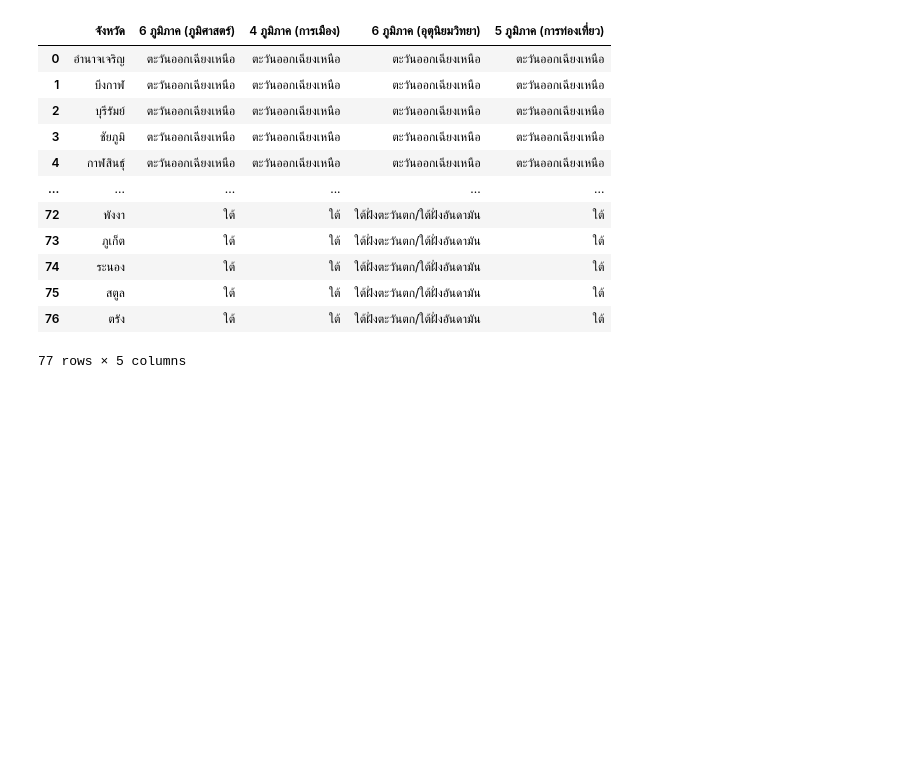
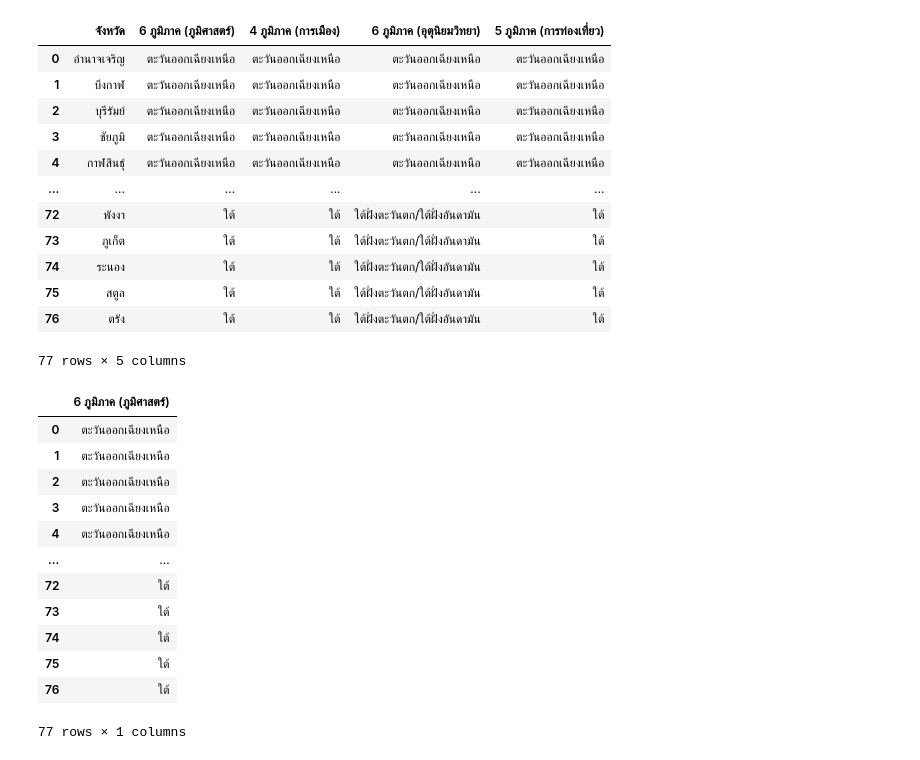
Before and after one commit to Wikanes-k/data_viz_2022, a Jupyter notebook: Pandas102.ipynb, the cells around one changed output. Saved outputs shown, nothing was run; the diff lists cells and outputs as text; code cells hidden in the pictures; blank space fills up the shorter version.

```diff
--- a/Pandas102.ipynb
+++ b/Pandas102.ipynb
@@ -465,3 +465,20 @@ dfQ
 | 75 | สตูล | ใต้ | ใต้ | ใต้ฝั่งตะวันตก/ใต้ฝั่งอันดามัน | ใต้ |
 | 76 | ตรัง | ใต้ | ใต้ | ใต้ฝั่งตะวันตก/ใต้ฝั่งอันดามัน | ใต้ |
 77 rows × 5 columns
+# %%
+df_south = dfQ[['6 ภูมิภาค (ภูมิศาสตร์)']]
+df_south
+# %% [output]
+|  | 6 ภูมิภาค (ภูมิศาสตร์) |
+| 0 | ตะวันออกเฉียงเหนือ |
+| 1 | ตะวันออกเฉียงเหนือ |
+| 2 | ตะวันออกเฉียงเหนือ |
+| 3 | ตะวันออกเฉียงเหนือ |
+| 4 | ตะวันออกเฉียงเหนือ |
+| ... | ... |
+| 72 | ใต้ |
+| 73 | ใต้ |
+| 74 | ใต้ |
+| 75 | ใต้ |
+| 76 | ใต้ |
+77 rows × 1 columns
```
Also changed, not shown: parts of 2 cells of this notebook.
